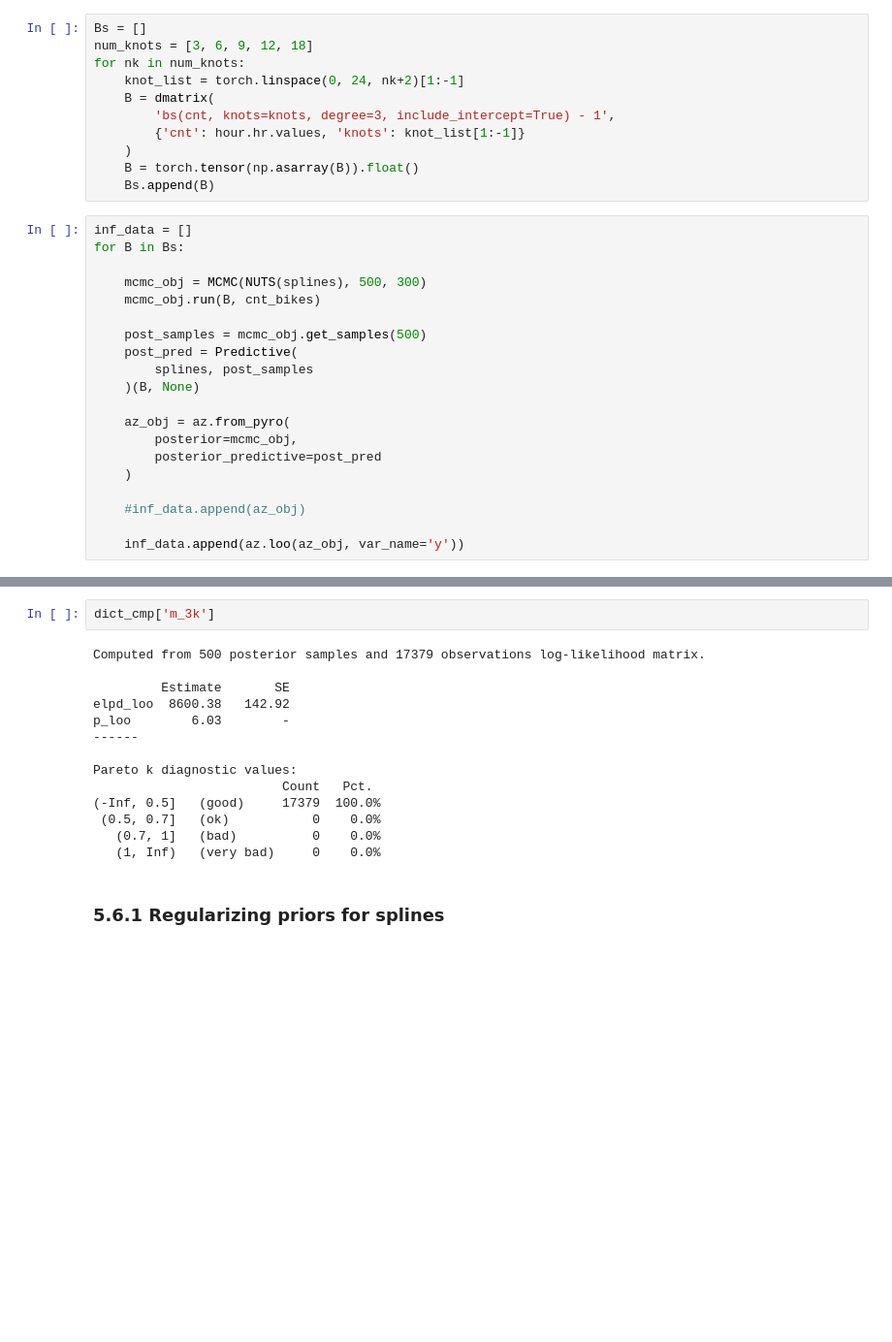
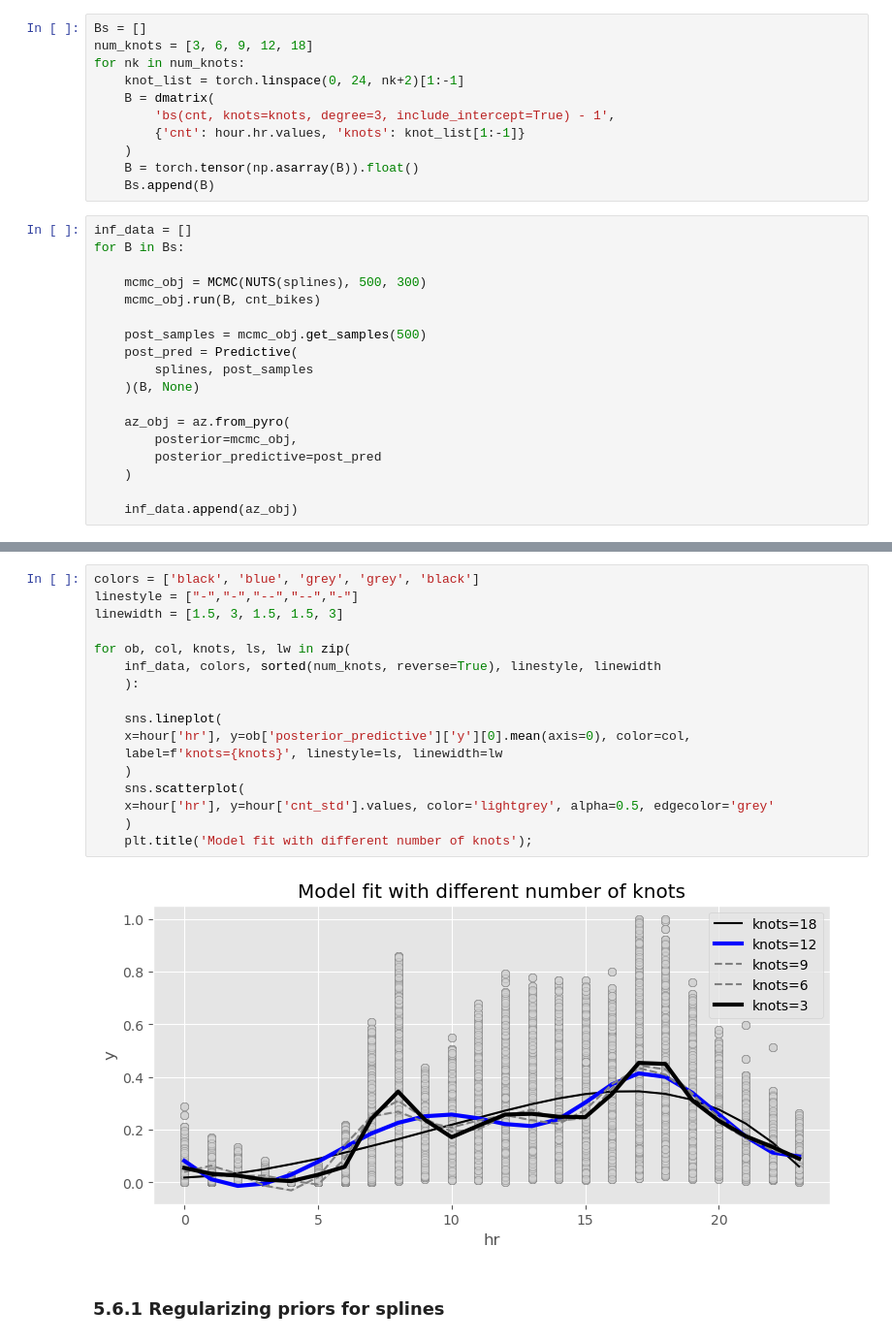
Before and after one commit to GStechschulte/books-with-code, a Jupyter notebook: bmcp/ch_5_pyro.ipynb, the cells around one changed output, grey strips where cells are left out. Shown at 97% size. Cells and saved outputs as stored; diff of their text form; blank space fills up the shorter version.

```diff
--- a/bmcp/ch_5_pyro.ipynb
+++ b/bmcp/ch_5_pyro.ipynb
@@ -158,7 +150,5 @@ for B in Bs:
         posterior_predictive=post_pred
     )
 
-    #inf_data.append(az_obj)
-
-    inf_data.append(az.loo(az_obj, var_name='y'))
+    inf_data.append(az_obj)
 # %%
@@ -169,18 +167,21 @@ InvalidIndexError: slice(None, None, None)
-# %%
-dict_cmp['m_3k']
-# %% [output]
-Computed from 500 posterior samples and 17379 observations log-likelihood matrix.
-
-         Estimate       SE
-elpd_loo  8600.38   142.92
-p_loo        6.03        -
-------
-
-Pareto k diagnostic values:
-                         Count   Pct.
-(-Inf, 0.5]   (good)     17379  100.0%
- (0.5, 0.7]   (ok)           0    0.0%
-   (0.7, 1]   (bad)          0    0.0%
-   (1, Inf)   (very bad)     0    0.0%
+# %%
+colors = ['black', 'blue', 'grey', 'grey', 'black']
+linestyle = ["-","-","--","--","-"]
+linewidth = [1.5, 3, 1.5, 1.5, 3]
+
+for ob, col, knots, ls, lw in zip(
+    inf_data, colors, sorted(num_knots, reverse=True), linestyle, linewidth
+    ):
+
+    sns.lineplot(
+    x=hour['hr'], y=ob['posterior_predictive']['y'][0].mean(axis=0), color=col,
+    label=f'knots={knots}', linestyle=ls, linewidth=lw
+    )
+    sns.scatterplot(
+    x=hour['hr'], y=hour['cnt_std'].values, color='lightgrey', alpha=0.5, edgecolor='grey'
+    )
+    plt.title('Model fit with different number of knots');
+# %% [output]
+[figure, added]
 # %% [markdown]
 ### 5.6.1 Regularizing priors for splines
```
Also changed, not shown: parts of 35 cells of this notebook.
